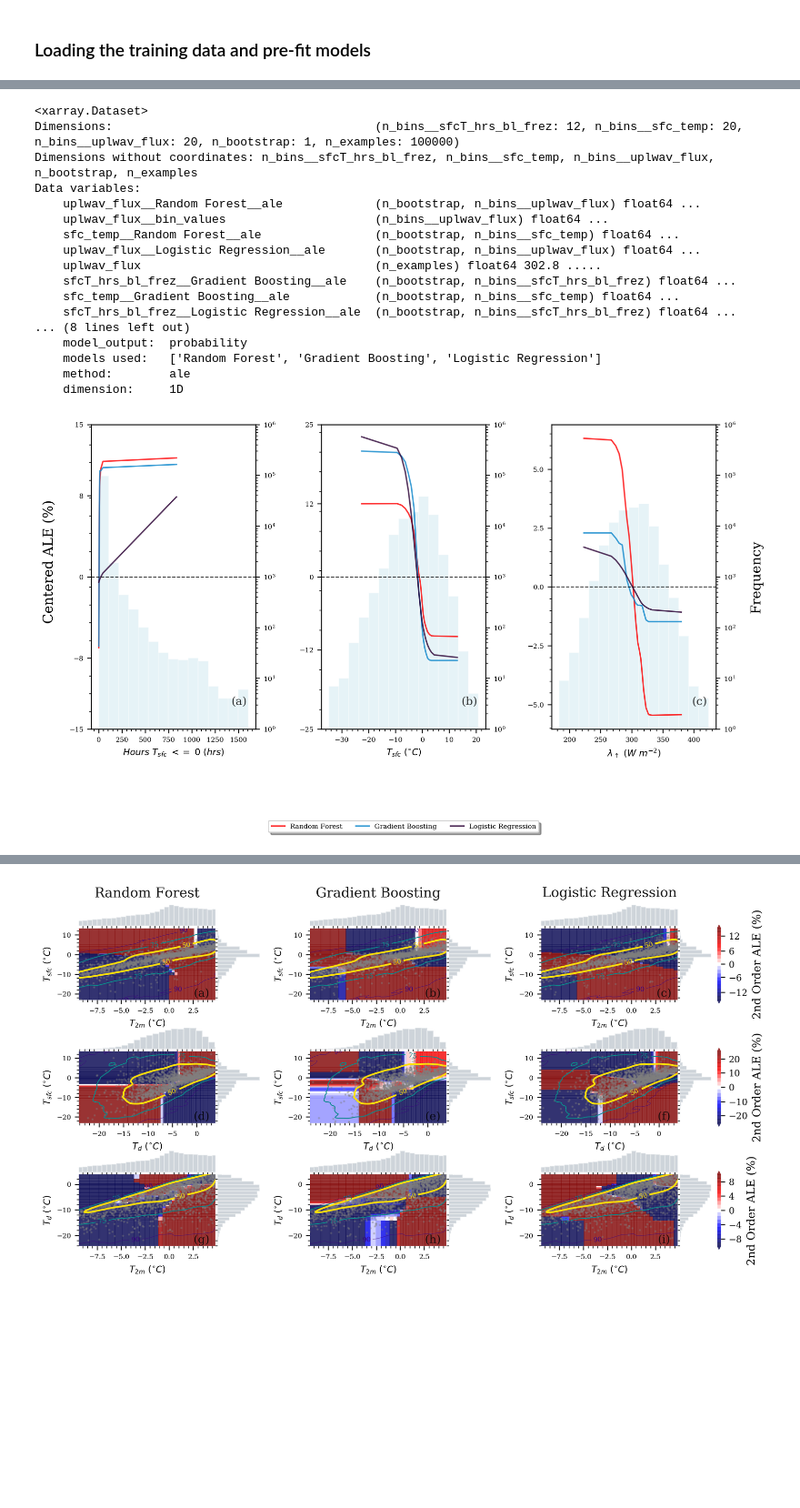
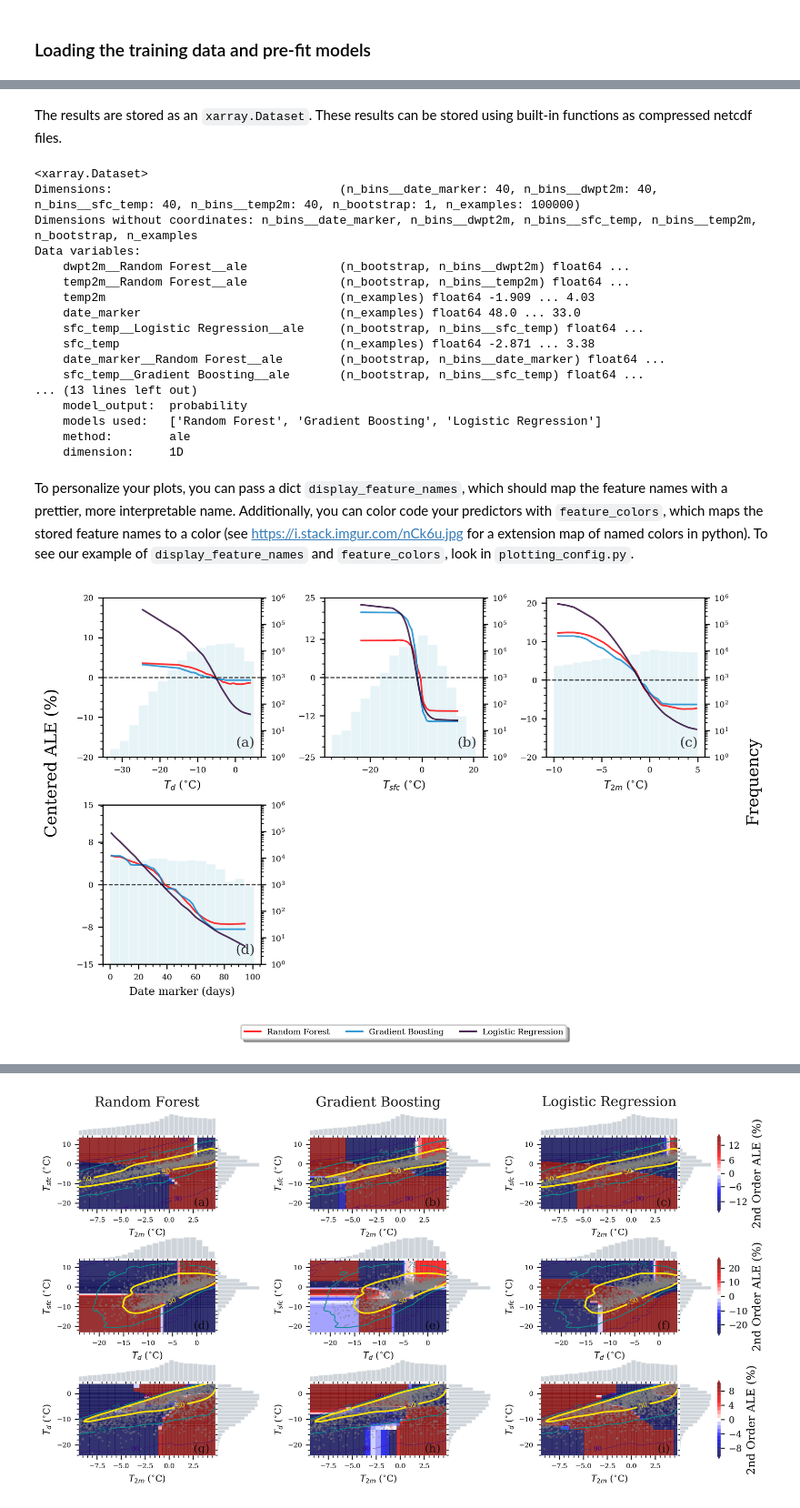
Before and after one commit to monte-flora/scikit-explain, a Jupyter notebook: tutorial_notebooks/accumulated_local_effect_tutorial.ipynb, the cells around one changed output, grey strips where cells are left out. Shown at 91% size. Saved outputs shown, nothing was run; the diff lists cells and outputs as text; code cells hidden in the pictures; blank space fills up the shorter version.

```diff
--- a/tutorial_notebooks/accumulated_local_effect_tutorial.ipynb
+++ b/tutorial_notebooks/accumulated_local_effect_tutorial.ipynb
@@ -15,3 +15,4 @@ import plotting_config
 # %%
 model_objs, model_names = mintpy.load_models()
 examples, targets = mintpy.load_data()
+examples = examples.astype({'urban': 'category', 'rural':'category'})
@@ -31,4 +32,4 @@ results = myInterpreter.load_results(fnames='multipass_importance_naupdc.nc',)
 
 # We can use a bulit-in function that will extract the top predictors from all the model
 # remove any duplicate features to produce a single list. In this case, we want the top 7 features
-important_vars = myInterpreter.get_important_vars(results, multipass=True, n_vars=7)
+important_vars = myInterpreter.get_important_vars(results, multipass=True, n_vars=7, combine=True)
@@ -57,35 +49,41 @@ Below is an example of 1D ALE plots for the top predictors.
 # %%
-important_vars = ['sfcT_hrs_bl_frez','sfc_temp', 'uplwav_flux']
-results = myInterpreter.calc_ale(features=important_vars,
+results = myInterpreter.calc_ale(
+                                 features=important_vars,
                                  n_bootstrap=1,
-                                 subsample=20000,
-                                 n_jobs=len(important_vars)*len(model_objs),
-                                 n_bins=20
+                                 subsample=2000,
+                                 n_jobs=6,
+                                 n_bins=40
                                 )
+# %% [markdown]
+The results are stored as an `xarray.Dataset`. These results can be stored using built-in functions as compressed netcdf files.
 # %%
 results
 # %% [output]
 <xarray.Dataset>
-Dimensions:                                     (n_bins__sfcT_hrs_bl_frez: 12, n_bins__sfc_temp: 20, n_bins__uplwav_flux: 20, n_bootstrap: 1, n_examples: 100000)
-Dimensions without coordinates: n_bins__sfcT_hrs_bl_frez, n_bins__sfc_temp, n_bins__uplwav_flux, n_bootstrap, n_examples
+Dimensions:                                (n_bins__date_marker: 40, n_bins__dwpt2m: 40, n_bins__sfc_temp: 40, n_bins__temp2m: 40, n_bootstrap: 1, n_examples: 100000)
+Dimensions without coordinates: n_bins__date_marker, n_bins__dwpt2m, n_bins__sfc_temp, n_bins__temp2m, n_bootstrap, n_examples
 Data variables:
-    uplwav_flux__Random Forest__ale             (n_bootstrap, n_bins__uplwav_flux) float64 ...
-    uplwav_flux__bin_values                     (n_bins__uplwav_flux) float64 ...
-    sfc_temp__Random Forest__ale                (n_bootstrap, n_bins__sfc_temp) float64 ...
-    uplwav_flux__Logistic Regression__ale       (n_bootstrap, n_bins__uplwav_flux) float64 ...
-    uplwav_flux                                 (n_examples) float64 302.8 .....
-    sfcT_hrs_bl_frez__Gradient Boosting__ale    (n_bootstrap, n_bins__sfcT_hrs_bl_frez) float64 ...
-    sfc_temp__Gradient Boosting__ale            (n_bootstrap, n_bins__sfc_temp) float64 ...
-    sfcT_hrs_bl_frez__Logistic Regression__ale  (n_bootstrap, n_bins__sfcT_hrs_bl_frez) float64 ...
-... (8 lines left out)
+    dwpt2m__Random Forest__ale             (n_bootstrap, n_bins__dwpt2m) float64 ...
+    temp2m__Random Forest__ale             (n_bootstrap, n_bins__temp2m) float64 ...
+    temp2m                                 (n_examples) float64 -1.909 ... 4.03
+    date_marker                            (n_examples) float64 48.0 ... 33.0
+    sfc_temp__Logistic Regression__ale     (n_bootstrap, n_bins__sfc_temp) float64 ...
+    sfc_temp                               (n_examples) float64 -2.871 ... 3.38
+    date_marker__Random Forest__ale        (n_bootstrap, n_bins__date_marker) float64 ...
+    sfc_temp__Gradient Boosting__ale       (n_bootstrap, n_bins__sfc_temp) float64 ...
+... (13 lines left out)
     model_output:  probability
     models used:   ['Random Forest', 'Gradient Boosting', 'Logistic Regression']
     method:        ale
     dimension:     1D
+# %% [markdown]
+To personalize your plots, you can pass a dict `display_feature_names`, which should map the feature names with a prettier, more interpretable name. Additionally, you can color code your predictors with `feature_colors`, which maps the stored feature names to a color (see https://i.stack.imgur.com/nCk6u.jpg for a extension map of named colors in python). To see our example of `display_feature_names` and `feature_colors`, look in `plotting_config.py`.
 # %%
-fig, axes = myInterpreter.plot_ale(display_units=plotting_config.display_units,
+fig, axes = myInterpreter.plot_ale(
+                                   data=results,
+                                   display_units=plotting_config.display_units,
                                    display_feature_names=plotting_config.display_feature_names,
                                   )
 # %% [output]
-[figure, old version]
+[figure, new version]
 # %% [markdown]
```
Also changed, not shown: parts of 31 cells of this notebook, 5 other files.
